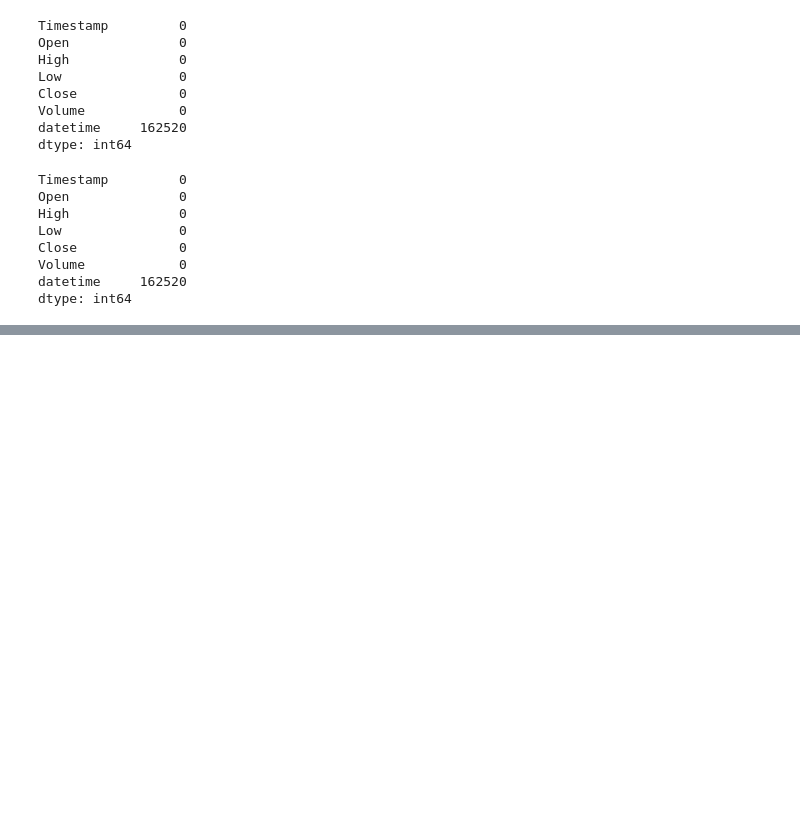
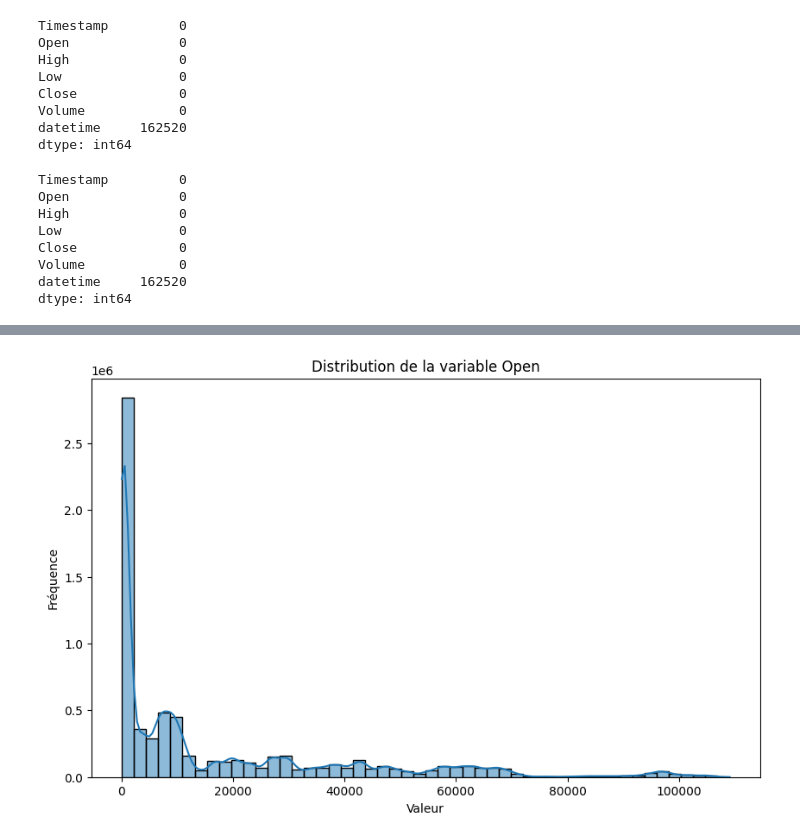
Before and after one commit to Falite/Notebooks-Jupyter, a Jupyter notebook: Réseaux Neuronaux/Bitcoin.ipynb, the cells around one changed output, grey strips where cells are left out. Drawn from its saved outputs; the diff is of its cells as text; code cells hidden in the pictures; blank space fills up the shorter version.

Commit message:
amélioration du code Bitcoin

```diff
--- a/Réseaux Neuronaux/Bitcoin.ipynb
+++ b/Réseaux Neuronaux/Bitcoin.ipynb
@@ -62,0 +94,9 @@ df_Bitcoin["Timestamp"].values_counts()
+# %%
+plt.figure(figsize=(10, 6))
+sns.histplot(df_Bitcoin['Open'], bins=50, kde=True)
+plt.title('Distribution de la variable Open')
+plt.xlabel('Valeur')
+plt.ylabel('Fréquence')
+plt.show()
+# %% [output]
+[figure, added]
```
Also changed, not shown: parts of 16 cells of this notebook.
